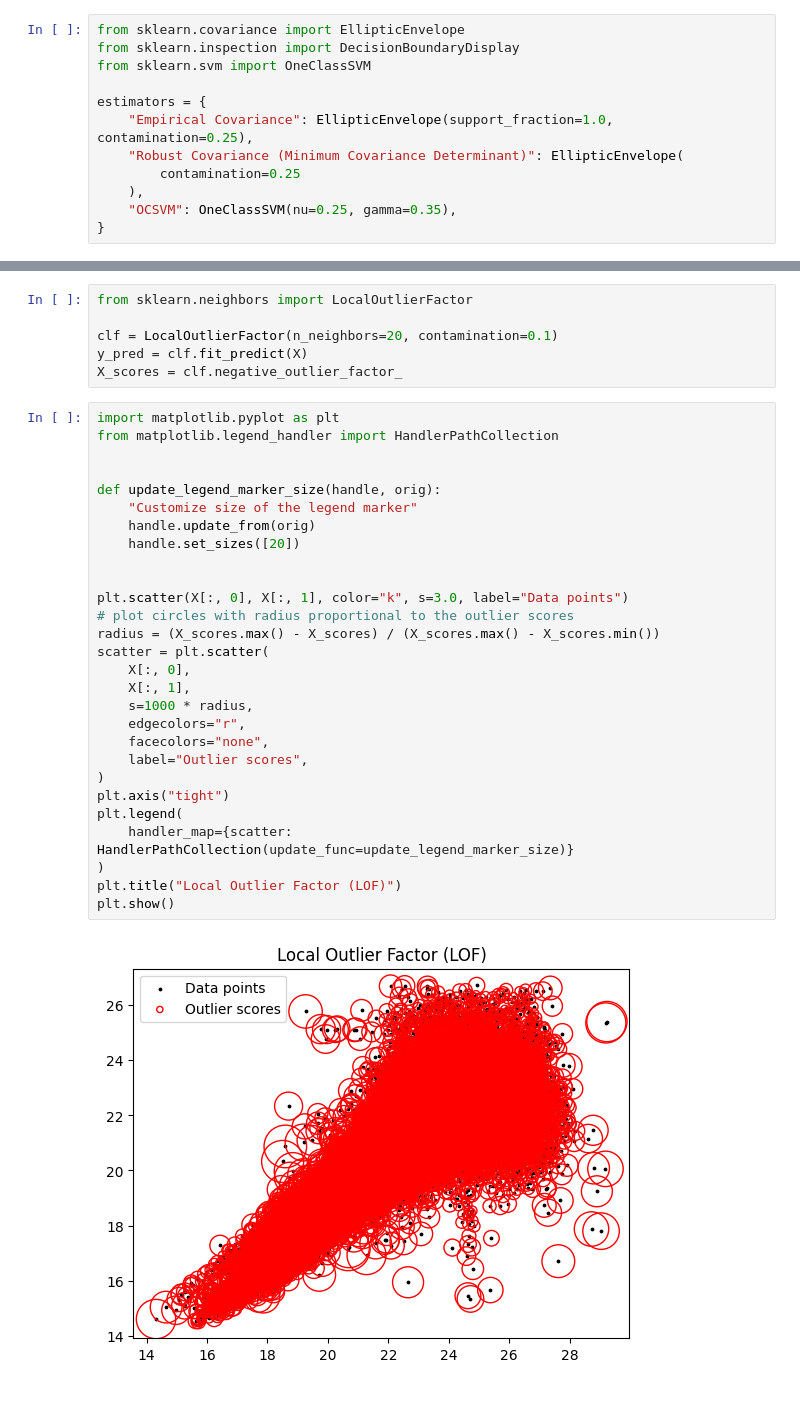
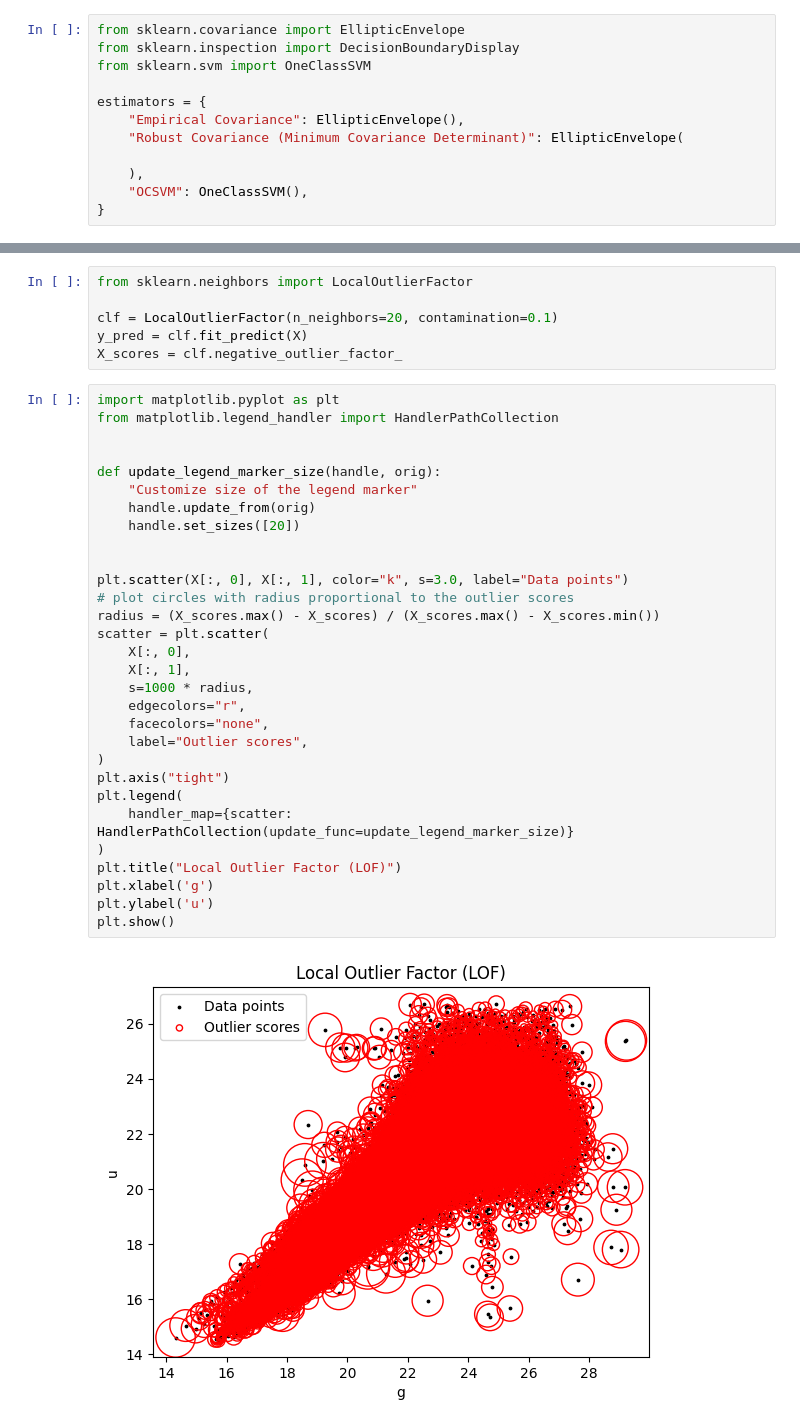
Before and after one commit to cookepoli/Bennett_CookePolitikos_CS368_StellarClassification, a Jupyter notebook: Scripts and notebooks/outlier_analysis.ipynb, the cells around one changed output, grey strips where cells are left out. Drawn from its saved outputs; the diff is of its cells as text; blank space fills up the shorter version.

```diff
--- a/Scripts and notebooks/outlier_analysis.ipynb
+++ b/Scripts and notebooks/outlier_analysis.ipynb
@@ -6,11 +6,11 @@ from sklearn.inspection import DecisionBoundaryDisplay
 from sklearn.svm import OneClassSVM
 
 estimators = {
-    "Empirical Covariance": EllipticEnvelope(support_fraction=1.0, contamination=0.25),
+    "Empirical Covariance": EllipticEnvelope(),
     "Robust Covariance (Minimum Covariance Determinant)": EllipticEnvelope(
-        contamination=0.25
+
     ),
-    "OCSVM": OneClassSVM(nu=0.25, gamma=0.35),
+    "OCSVM": OneClassSVM(),
 }
 # %% [markdown]
 Get Data
@@ -173,30 +208,32 @@ X_scores = clf.negative_outlier_factor_
 # %%
 import matplotlib.pyplot as plt
 from matplotlib.legend_handler import HandlerPathCollection
 
 
 def update_legend_marker_size(handle, orig):
     "Customize size of the legend marker"
     handle.update_from(orig)
     handle.set_sizes([20])
 
 
 plt.scatter(X[:, 0], X[:, 1], color="k", s=3.0, label="Data points")
 # plot circles with radius proportional to the outlier scores
 radius = (X_scores.max() - X_scores) / (X_scores.max() - X_scores.min())
 scatter = plt.scatter(
     X[:, 0],
     X[:, 1],
     s=1000 * radius,
     edgecolors="r",
     facecolors="none",
     label="Outlier scores",
 )
 plt.axis("tight")
 plt.legend(
     handler_map={scatter: HandlerPathCollection(update_func=update_legend_marker_size)}
 )
 plt.title("Local Outlier Factor (LOF)")
+plt.xlabel('g')
+plt.ylabel('u')
 plt.show()
 # %% [output]
-[figure, old version]
+[figure, new version]
```
Also changed, not shown: parts of 8 cells of this notebook, 6 other files.
